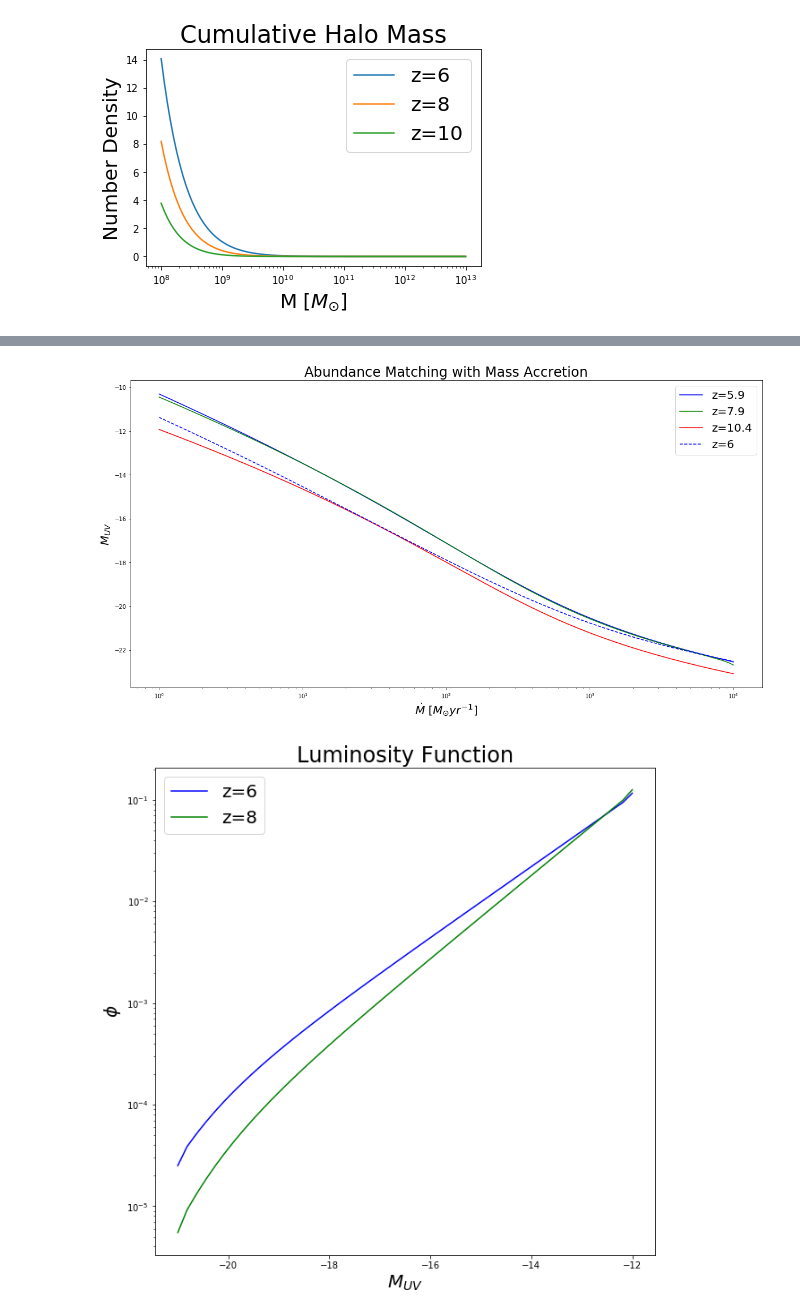
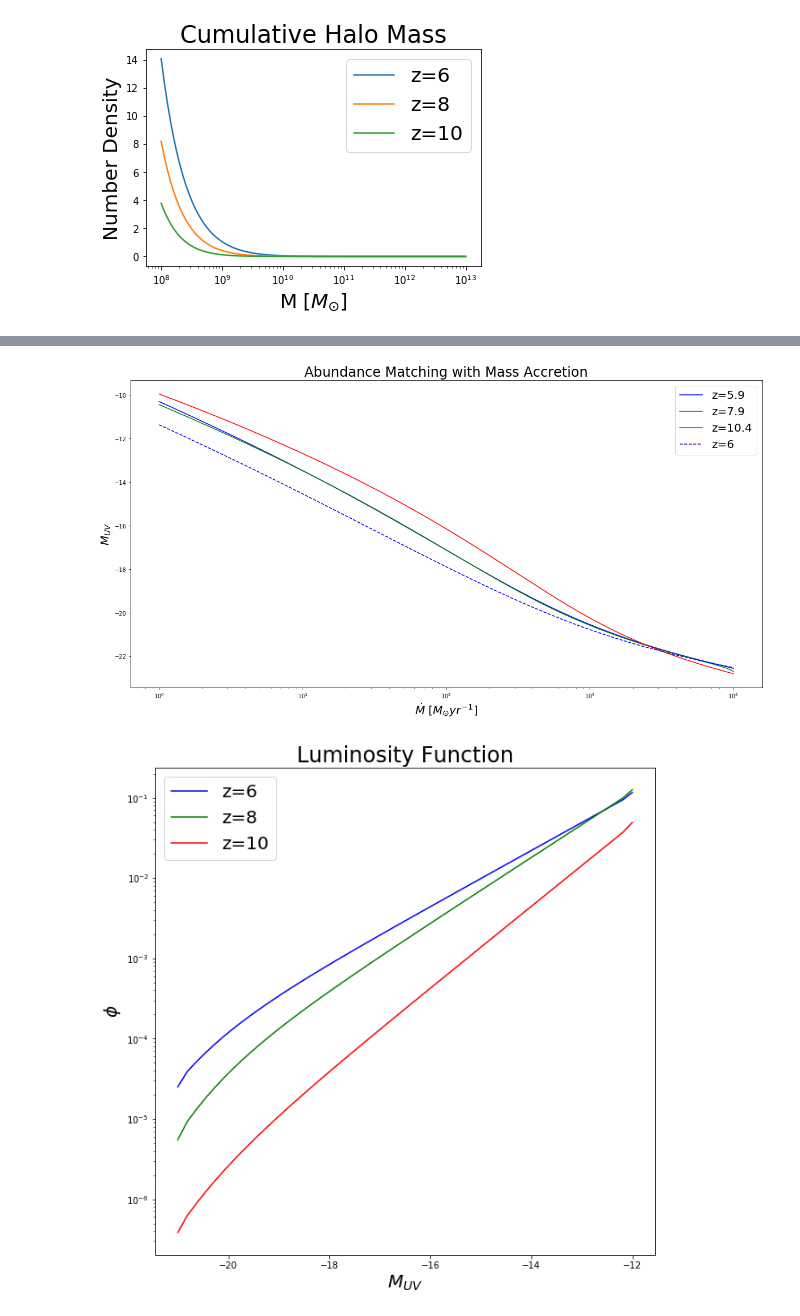
Before and after one commit to nddalal/jupyter, a Jupyter notebook: halo_mass_function.ipynb, the cells around one changed output, grey strips where cells are left out. Drawn from its saved outputs; the diff is of its cells as text; code cells hidden in the pictures.

```diff
--- a/halo_mass_function.ipynb
+++ b/halo_mass_function.ipynb
@@ -348,7 +348,7 @@ f= np.interp(cumuhmf(m,6), (0.0005*(-8.31062+(1.14943*scipy.special.hyp1f1(-0.87
 g= np.interp(cumuhmf(m,8), (0.00021*(49.6053+(0.980392*scipy.special.hyp1f1(-1.02,-0.02, -lum))/lum**(1.02))),lum)
 q= scipy.interpolate.interp1d((0.0005*(-8.31062+(1.14943*scipy.special.hyp1f1(-0.87,0.13, -lum))/lum**(0.87))),lum)
 p= scipy.interpolate.interp1d((0.00021*(49.6053+(0.980392*scipy.special.hyp1f1(-1.02,-0.02, -lum))/lum**(1.02))),lum)
-r= scipy.interpolate.interp1d((0.00008*(3.65403+(0.787402*scipy.special.hyp1f1(-1.27,-0.27, -lum))/lum**(1.27))), lum)
+r= scipy.interpolate.interp1d((0.000008*(3.65403+(0.787402*scipy.special.hyp1f1(-1.27,-0.27, -lum))/lum**(1.27))), lum)
 #h= np.interp(cumuhmf(m,10), schechterCumuLLb(lum, 3e-4,-2.27,-20.92),mag)
 #f= np.interp(cumuhmf(m,6), schechterCumuLL(lum*LStar(-20.94),5e-4,-1.87,LStar(-20.94)), lum_star)
 #g= np.interp(cumuhmf(m,8), schechterCumuLL(lum*LStar(-20.63),2.1e-4,-2.02,LStar(-20.94)), lum_star)
@@ -395,7 +395,7 @@ plt.title("Abundance Matching with Mass Accretion", fontsize=24)
 plt.legend(fontsize=20)
 plt.show()
 # %% [output]
-[figure, old version]
+[figure, new version]
 # %%
 def magtomar(mag,z):
     mdot= np.logspace(0,4, num=1000)
@@ -410,13 +410,13 @@ def magtomar(mag,z):
 # %%
 mag=np.linspace (-21, -12)
 plt.figure(figsize=(10,10))
 plt.semilogy(mag, -magtomar(mag,6), 'b', label= 'z=6')
 plt.semilogy(mag, -magtomar(mag,8), 'g', label= 'z=8')
-#plt.semilogy(mag, -magtomar(mag,10), 'r', label= 'z=10')
+plt.semilogy(mag, -magtomar(mag,10), 'r', label= 'z=10')
 plt.ylabel("$\phi$", fontsize=20)
 plt.xlabel("$M_{UV}$", fontsize=20)
 plt.title("Luminosity Function", fontsize=24)
 plt.legend(fontsize=20)
 plt.show()
 # %% [output]
-[figure, old version]
+[figure, new version]
```
Also changed, not shown: parts of 3 cells of this notebook.
